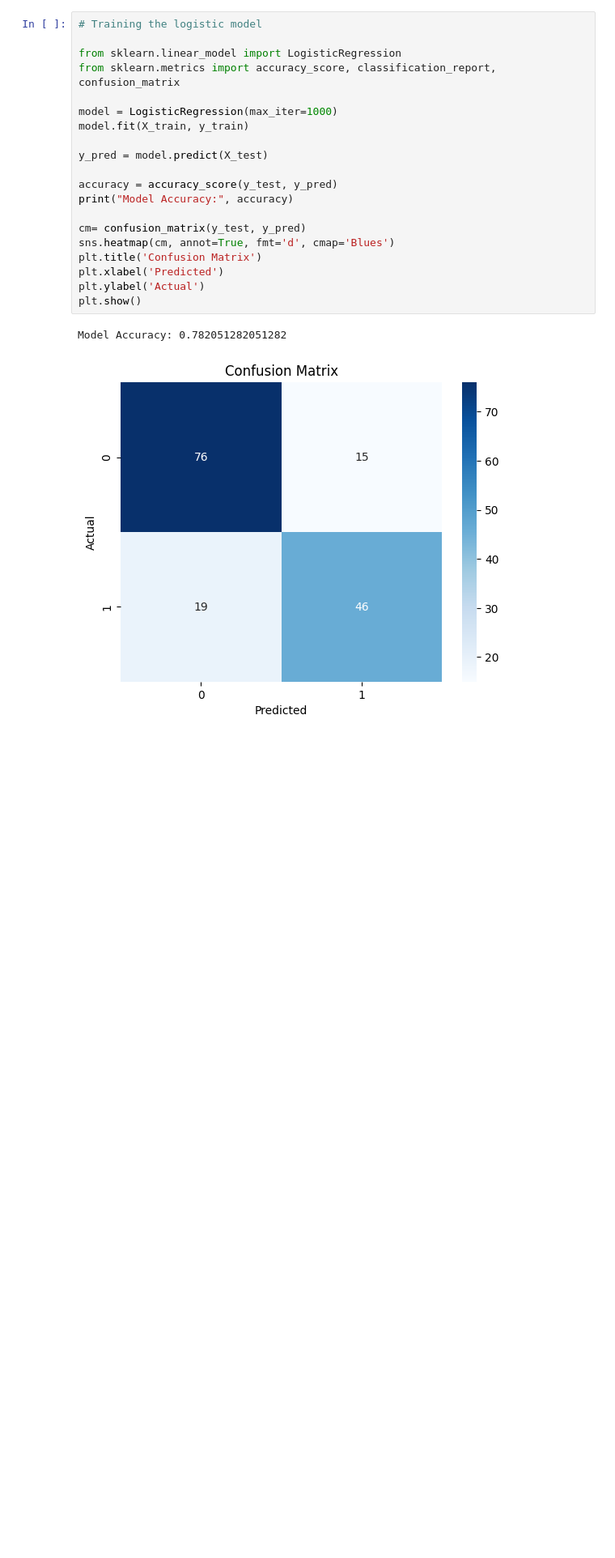
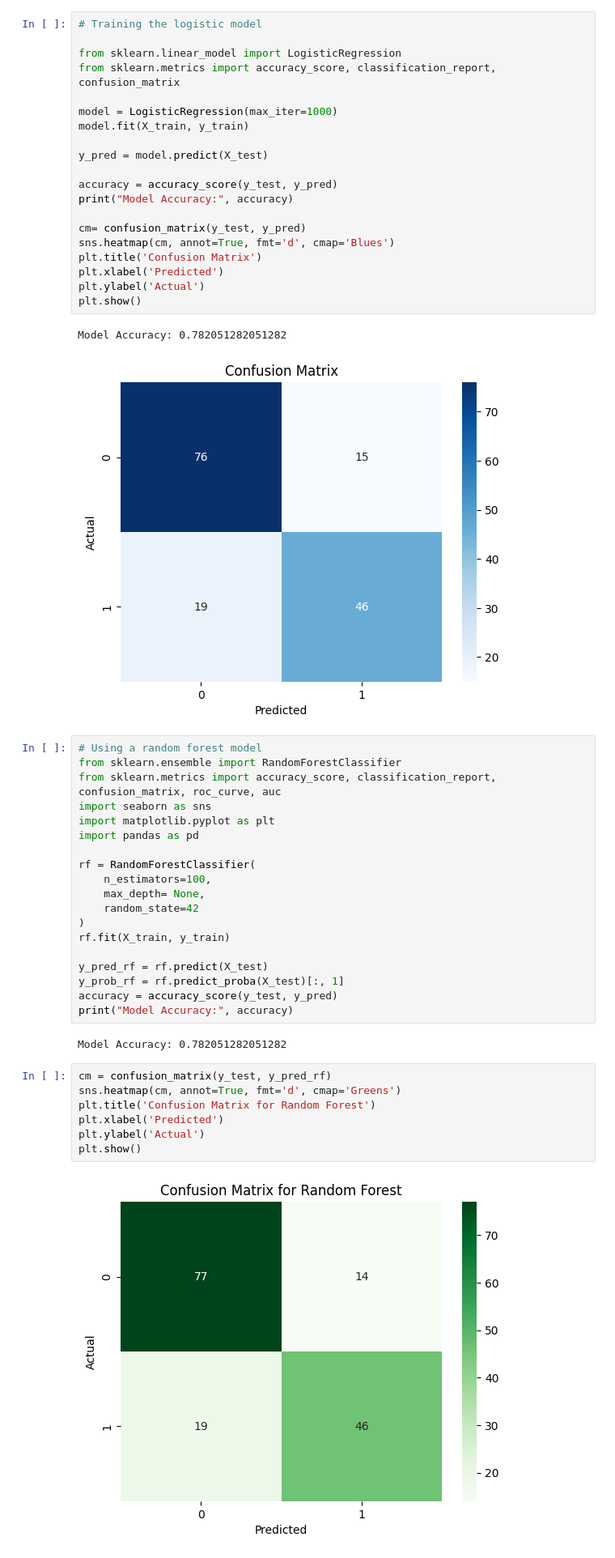
Before and after one commit to Storm00212/Data-manipulation-using-python, a Jupyter notebook: Complex_data_manipulation_with_sample_dataset.ipynb, the cells around one changed output. Shown: that part at 81% size. Saved outputs shown, nothing was run; the diff lists cells and outputs as text; blank space fills up the shorter version.

Commit message:
Added random forest model for prediction

```diff
--- a/Complex_data_manipulation_with_sample_dataset.ipynb
+++ b/Complex_data_manipulation_with_sample_dataset.ipynb
@@ -254,3 +249,33 @@ plt.show()
 # %% [output]
 Model Accuracy: 0.782051282051282
 [figure]
+# %%
+# Using a random forest model
+from sklearn.ensemble import RandomForestClassifier
+from sklearn.metrics import accuracy_score, classification_report, confusion_matrix, roc_curve, auc
+import seaborn as sns
+import matplotlib.pyplot as plt
+import pandas as pd
+
+rf = RandomForestClassifier(
+    n_estimators=100,
+    max_depth= None,
+    random_state=42
+)
+rf.fit(X_train, y_train)
+
+y_pred_rf = rf.predict(X_test)
+y_prob_rf = rf.predict_proba(X_test)[:, 1]
+accuracy = accuracy_score(y_test, y_pred)
+print("Model Accuracy:", accuracy)
+# %% [output]
+Model Accuracy: 0.782051282051282
+# %%
+cm = confusion_matrix(y_test, y_pred_rf)
+sns.heatmap(cm, annot=True, fmt='d', cmap='Greens')
+plt.title('Confusion Matrix for Random Forest')
+plt.xlabel('Predicted')
+plt.ylabel('Actual')
+plt.show()
+# %% [output]
+[figure, added]
```
Also changed, not shown: parts of 18 cells of this notebook.
